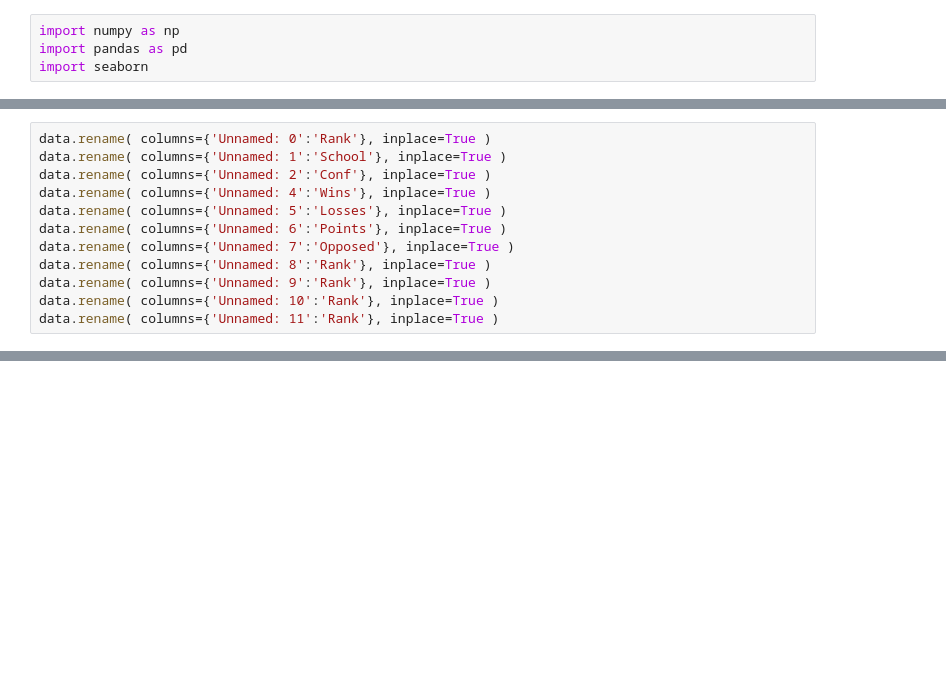
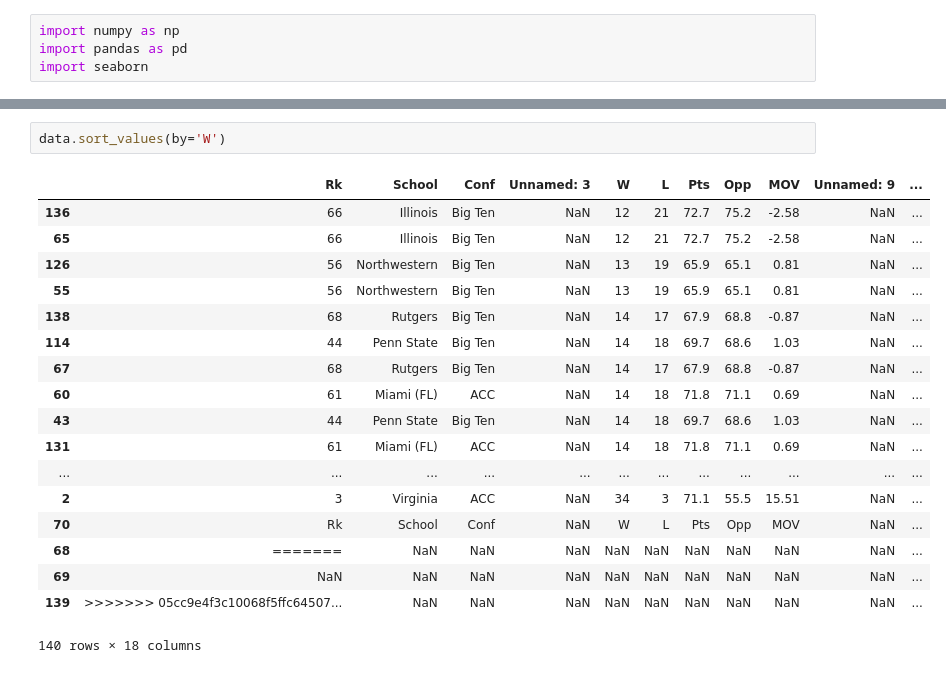
Before and after one commit to ksu-is/NCAA-Tourney-Analysis-model, a Jupyter notebook: Pandas-Analysis.ipynb, the cells around one changed output, grey strips where cells are left out. Cells and saved outputs as stored; diff of their text form; blank space fills up the shorter version.

```diff
--- a/Pandas-Analysis.ipynb
+++ b/Pandas-Analysis.ipynb
@@ -30,12 +106,0 @@ data[:5]
-# %%
-data.rename( columns={'Unnamed: 0':'Rank'}, inplace=True )
-data.rename( columns={'Unnamed: 1':'School'}, inplace=True )
-data.rename( columns={'Unnamed: 2':'Conf'}, inplace=True )
-data.rename( columns={'Unnamed: 4':'Wins'}, inplace=True )
-data.rename( columns={'Unnamed: 5':'Losses'}, inplace=True )
-data.rename( columns={'Unnamed: 6':'Points'}, inplace=True )
-data.rename( columns={'Unnamed: 7':'Opposed'}, inplace=True )
-data.rename( columns={'Unnamed: 8':'Rank'}, inplace=True )
-data.rename( columns={'Unnamed: 9':'Rank'}, inplace=True )
-data.rename( columns={'Unnamed: 10':'Rank'}, inplace=True )
-data.rename( columns={'Unnamed: 11':'Rank'}, inplace=True )
@@ -50,0 +112,21 @@ data[:5]
+# %%
+data.sort_values(by='W')
+# %% [output]
+|  | Rk | School | Conf | Unnamed: 3 | W | L | Pts | Opp | MOV | Unnamed: 9 | ... |
+| 136 | 66 | Illinois | Big Ten | NaN | 12 | 21 | 72.7 | 75.2 | -2.58 | NaN | ... |
+| 65 | 66 | Illinois | Big Ten | NaN | 12 | 21 | 72.7 | 75.2 | -2.58 | NaN | ... |
+| 126 | 56 | Northwestern | Big Ten | NaN | 13 | 19 | 65.9 | 65.1 | 0.81 | NaN | ... |
+| 55 | 56 | Northwestern | Big Ten | NaN | 13 | 19 | 65.9 | 65.1 | 0.81 | NaN | ... |
+| 138 | 68 | Rutgers | Big Ten | NaN | 14 | 17 | 67.9 | 68.8 | -0.87 | NaN | ... |
+| 114 | 44 | Penn State | Big Ten | NaN | 14 | 18 | 69.7 | 68.6 | 1.03 | NaN | ... |
+| 67 | 68 | Rutgers | Big Ten | NaN | 14 | 17 | 67.9 | 68.8 | -0.87 | NaN | ... |
+| 60 | 61 | Miami (FL) | ACC | NaN | 14 | 18 | 71.8 | 71.1 | 0.69 | NaN | ... |
+| 43 | 44 | Penn State | Big Ten | NaN | 14 | 18 | 69.7 | 68.6 | 1.03 | NaN | ... |
+| 131 | 61 | Miami (FL) | ACC | NaN | 14 | 18 | 71.8 | 71.1 | 0.69 | NaN | ... |
+| ... | ... | ... | ... | ... | ... | ... | ... | ... | ... | ... | ... |
+| 2 | 3 | Virginia | ACC | NaN | 34 | 3 | 71.1 | 55.5 | 15.51 | NaN | ... |
+| 70 | Rk | School | Conf | NaN | W | L | Pts | Opp | MOV | NaN | ... |
+| 68 | ======= | NaN | NaN | NaN | NaN | NaN | NaN | NaN | NaN | NaN | ... |
+| 69 | NaN | NaN | NaN | NaN | NaN | NaN | NaN | NaN | NaN | NaN | ... |
+| 139 | >>>>>>> 05cc9e4f3c10068f5ffc64507... | NaN | NaN | NaN | NaN | NaN | NaN | NaN | NaN | NaN | ... |
+140 rows × 18 columns
```
Also changed, not shown: parts of 8 cells of this notebook.
